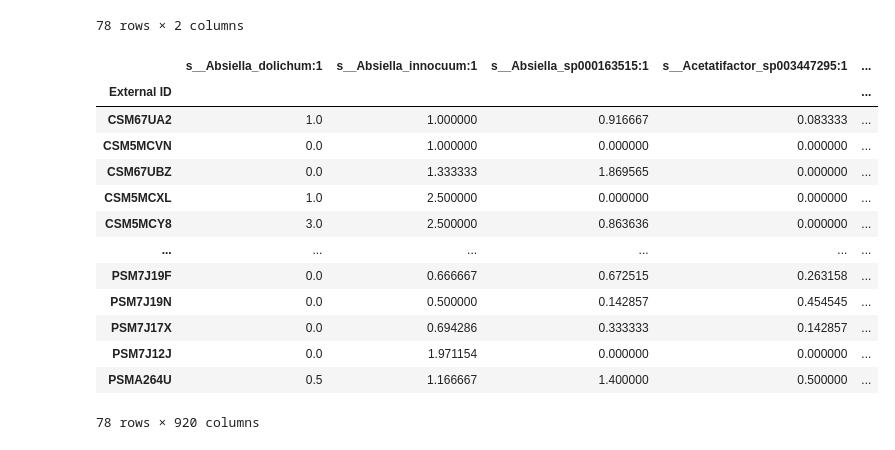
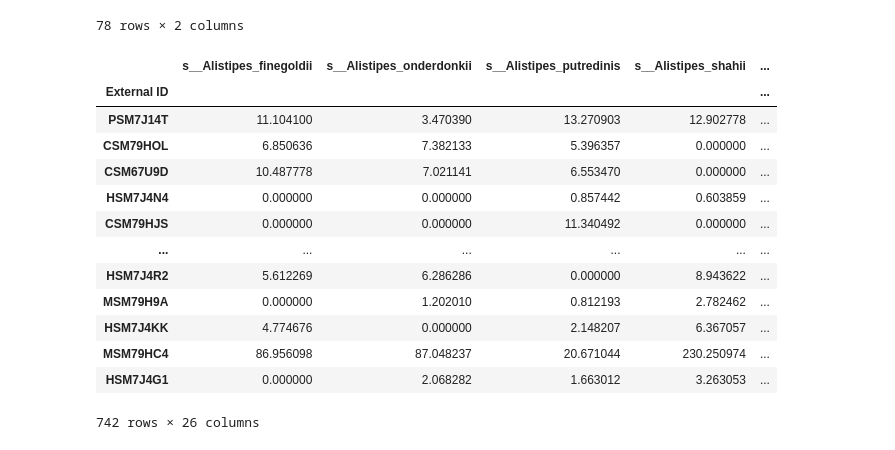
Before and after one commit to odedsabah/MGX_MTX, a Jupyter notebook: Predict_diagnosis /MetaPhlan/MP4_MTX_MGX_prediction.ipynb, the cells around one changed output. Drawn from its saved outputs; the diff is of its cells as text; code cells hidden in the pictures.

```diff
--- a/Predict_diagnosis /MetaPhlan/MP4_MTX_MGX_prediction.ipynb
+++ b/Predict_diagnosis /MetaPhlan/MP4_MTX_MGX_prediction.ipynb
@@ -25,7 +25,7 @@ from sklearn.metrics import roc_curve
 from sklearn.metrics import confusion_matrix
 from sklearn.metrics import cohen_kappa_score, make_scorer, f1_score, accuracy_score
 # %%
-mp = pd.read_csv('~/Downloads/ESCO_MGX_VS_MTX.csv').rename(columns={'Unnamed: 0' : 'External ID'})
+mp = pd.read_csv('~/Desktop/MGX_MTX.csv').rename(columns={'Unnamed: 0' : 'External ID'})
 mp = mp.set_index('External ID')
 mp
 # %% [output]
@@ -72,25 +72,26 @@ select_sampels_MTX
 | PSMA264U | 127.56480 | UC |
 78 rows × 2 columns
 # %%
-mp = mp.loc[select_sampels_MTX.index,:]
+# mp = mp.loc[select_sampels_MTX.index,:]
 # mp = mp.merge(select_sampels, how='inner', left_index=True, right_index=True)
 # mp = mp.loc[:,mp.columns.str.startswith('s__')]
-mp["diagnosis"] = select_sampels_MTX.iloc[:,-1]
+# mp["diagnosis"] = select_sampels_MTX.iloc[:,-1]
 # mp.to_csv("~/Desktop/Metaphlan3_to_cox.csv")
+mp.replace(np.nan,0, inplace=True)
 mp
 # %% [output]
-|  | s__Absiella_dolichum:1 | s__Absiella_innocuum:1 | s__Absiella_sp000163515:1 | s__Acetatifactor_sp003447295:1 | ... |
+|  | s__Alistipes_finegoldii | s__Alistipes_onderdonkii | s__Alistipes_putredinis | s__Alistipes_shahii | ... |
 | External ID |  |  |  |  | ... |
-| CSM67UA2 | 1.0 | 1.000000 | 0.916667 | 0.083333 | ... |
-| CSM5MCVN | 0.0 | 1.000000 | 0.000000 | 0.000000 | ... |
-| CSM67UBZ | 0.0 | 1.333333 | 1.869565 | 0.000000 | ... |
-| CSM5MCXL | 1.0 | 2.500000 | 0.000000 | 0.000000 | ... |
-| CSM5MCY8 | 3.0 | 2.500000 | 0.863636 | 0.000000 | ... |
+| PSM7J14T | 11.104100 | 3.470390 | 13.270903 | 12.902778 | ... |
+| CSM79HOL | 6.850636 | 7.382133 | 5.396357 | 0.000000 | ... |
+| CSM67U9D | 10.487778 | 7.021141 | 6.553470 | 0.000000 | ... |
+| HSM7J4N4 | 0.000000 | 0.000000 | 0.857442 | 0.603859 | ... |
+| CSM79HJS | 0.000000 | 0.000000 | 11.340492 | 0.000000 | ... |
 | ... | ... | ... | ... | ... | ... |
-| PSM7J19F | 0.0 | 0.666667 | 0.672515 | 0.263158 | ... |
-| PSM7J19N | 0.0 | 0.500000 | 0.142857 | 0.454545 | ... |
-| PSM7J17X | 0.0 | 0.694286 | 0.333333 | 0.142857 | ... |
-| PSM7J12J | 0.0 | 1.971154 | 0.000000 | 0.000000 | ... |
-| PSMA264U | 0.5 | 1.166667 | 1.400000 | 0.500000 | ... |
+| HSM7J4R2 | 5.612269 | 6.286286 | 0.000000 | 8.943622 | ... |
+| MSM79H9A | 0.000000 | 1.202010 | 0.812193 | 2.782462 | ... |
+| HSM7J4KK | 4.774676 | 0.000000 | 2.148207 | 6.367057 | ... |
+| MSM79HC4 | 86.956098 | 87.048237 | 20.671044 | 230.250974 | ... |
+| HSM7J4G1 | 0.000000 | 2.068282 | 1.663012 | 3.263053 | ... |
-78 rows × 920 columns
+742 rows × 26 columns
 # %%
```
Also changed, not shown: parts of 6 cells of this notebook, 29 other files.
